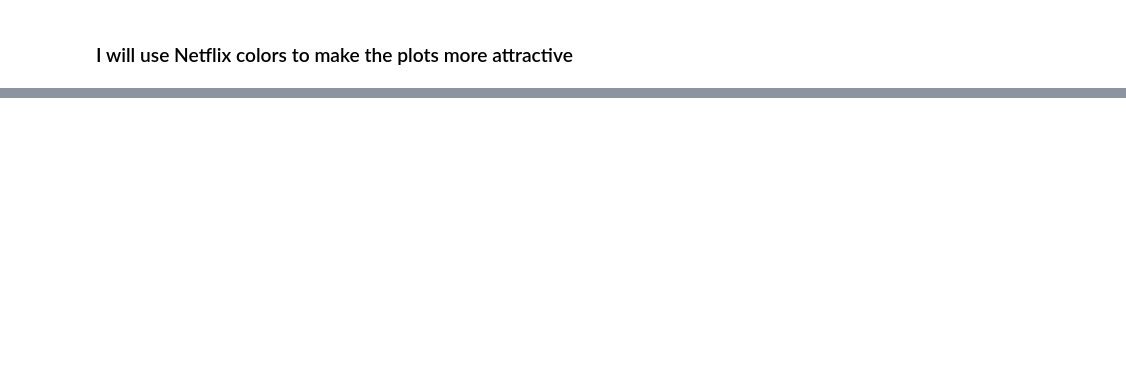
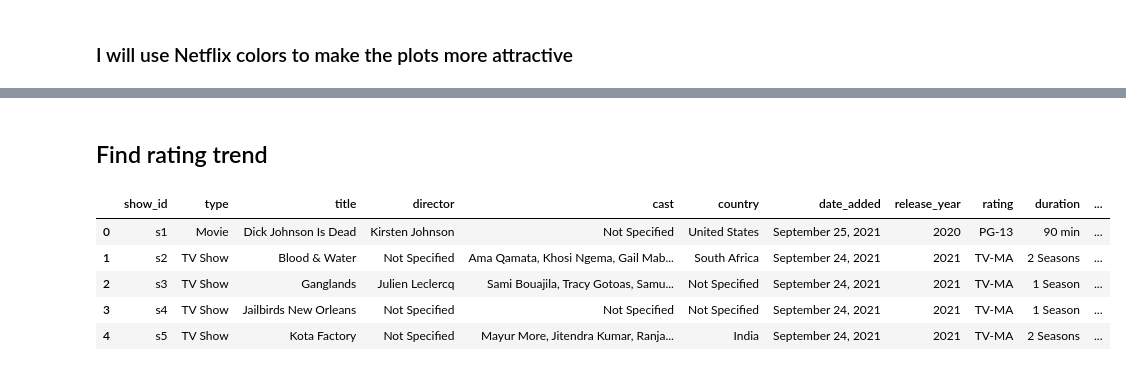
Before and after one commit to hyungchulc/Netflix-Analysis, a Jupyter notebook: Netflix-Analysis.ipynb, the cells around one changed output, grey strips where cells are left out. Cells and saved outputs as stored; diff of their text form; code cells hidden in the pictures; blank space fills up the shorter version.

```diff
--- a/Netflix-Analysis.ipynb
+++ b/Netflix-Analysis.ipynb
@@ -220,0 +347,28 @@ plt.show()
+# %% [markdown]
+## Find rating trend
+# %%
+#make column TV-MA', 'TV-14', 'TV-PG', 'R', 'PG-13', 'TV-Y7', 'TV-Y', 'PG', 'TV-G','NR', 'G', 'TV-Y7-FV', 'No Rating', 'NC-17', 'UR' and if is same with the rating, then 1, else 0
+nf['TV-MA'] = np.where(nf['rating'] == 'TV-MA', 1, 0)
+nf['TV-14'] = np.where(nf['rating'] == 'TV-14', 1, 0)
+nf['TV-PG'] = np.where(nf['rating'] == 'TV-PG', 1, 0)
+nf['R'] = np.where(nf['rating'] == 'R', 1, 0)
+nf['PG-13'] = np.where(nf['rating'] == 'PG-13', 1, 0)
+nf['TV-Y7'] = np.where(nf['rating'] == 'TV-Y7', 1, 0)
+nf['TV-Y'] = np.where(nf['rating'] == 'TV-Y', 1, 0)
+nf['PG'] = np.where(nf['rating'] == 'PG', 1, 0)
+nf['TV-G'] = np.where(nf['rating'] == 'TV-G', 1, 0)
+nf['NR'] = np.where(nf['rating'] == 'NR', 1, 0)
+nf['G'] = np.where(nf['rating'] == 'G', 1, 0)
+nf['TV-Y7-FV'] = np.where(nf['rating'] == 'TV-Y7-FV', 1, 0)
+nf['No Rating'] = np.where(nf['rating'] == 'No Rating', 1, 0)
+nf['NC-17'] = np.where(nf['rating'] == 'NC-17', 1, 0)
+nf['UR'] = np.where(nf['rating'] == 'UR', 1, 0)
+
+nf.head(5)
+# %% [output]
+|  | show_id | type | title | director | cast | country | date_added | release_year | rating | duration | ... |
+| 0 | s1 | Movie | Dick Johnson Is Dead | Kirsten Johnson | Not Specified | United States | September 25, 2021 | 2020 | PG-13 | 90 min | ... |
+| 1 | s2 | TV Show | Blood & Water | Not Specified | Ama Qamata, Khosi Ngema, Gail Mab... | South Africa | September 24, 2021 | 2021 | TV-MA | 2 Seasons | ... |
+| 2 | s3 | TV Show | Ganglands | Julien Leclercq | Sami Bouajila, Tracy Gotoas, Samu... | Not Specified | September 24, 2021 | 2021 | TV-MA | 1 Season | ... |
+| 3 | s4 | TV Show | Jailbirds New Orleans | Not Specified | Not Specified | Not Specified | September 24, 2021 | 2021 | TV-MA | 1 Season | ... |
+| 4 | s5 | TV Show | Kota Factory | Not Specified | Mayur More, Jitendra Kumar, Ranja... | India | September 24, 2021 | 2021 | TV-MA | 2 Seasons | ... |
```
Also changed, not shown: parts of 41 cells of this notebook.
